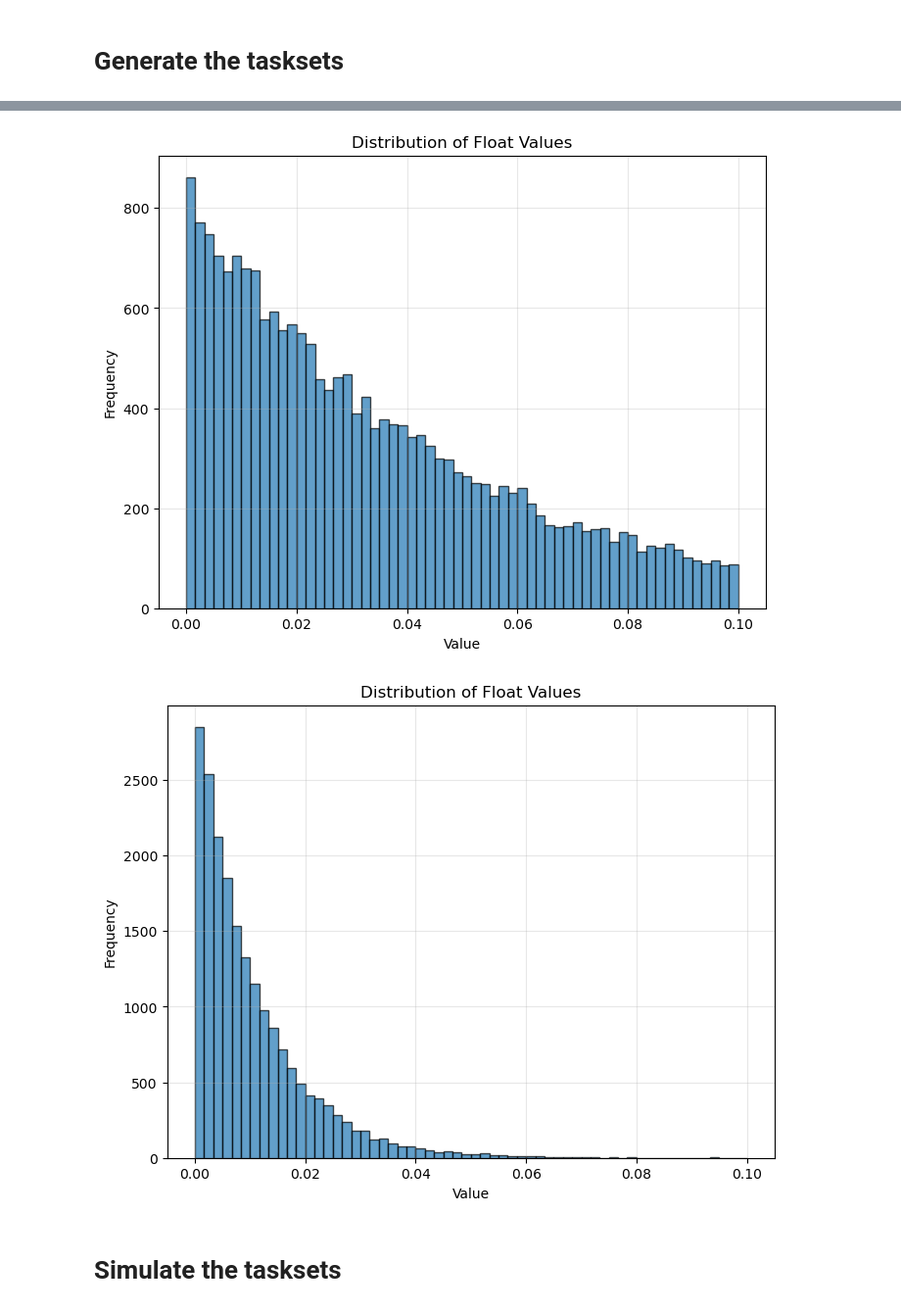
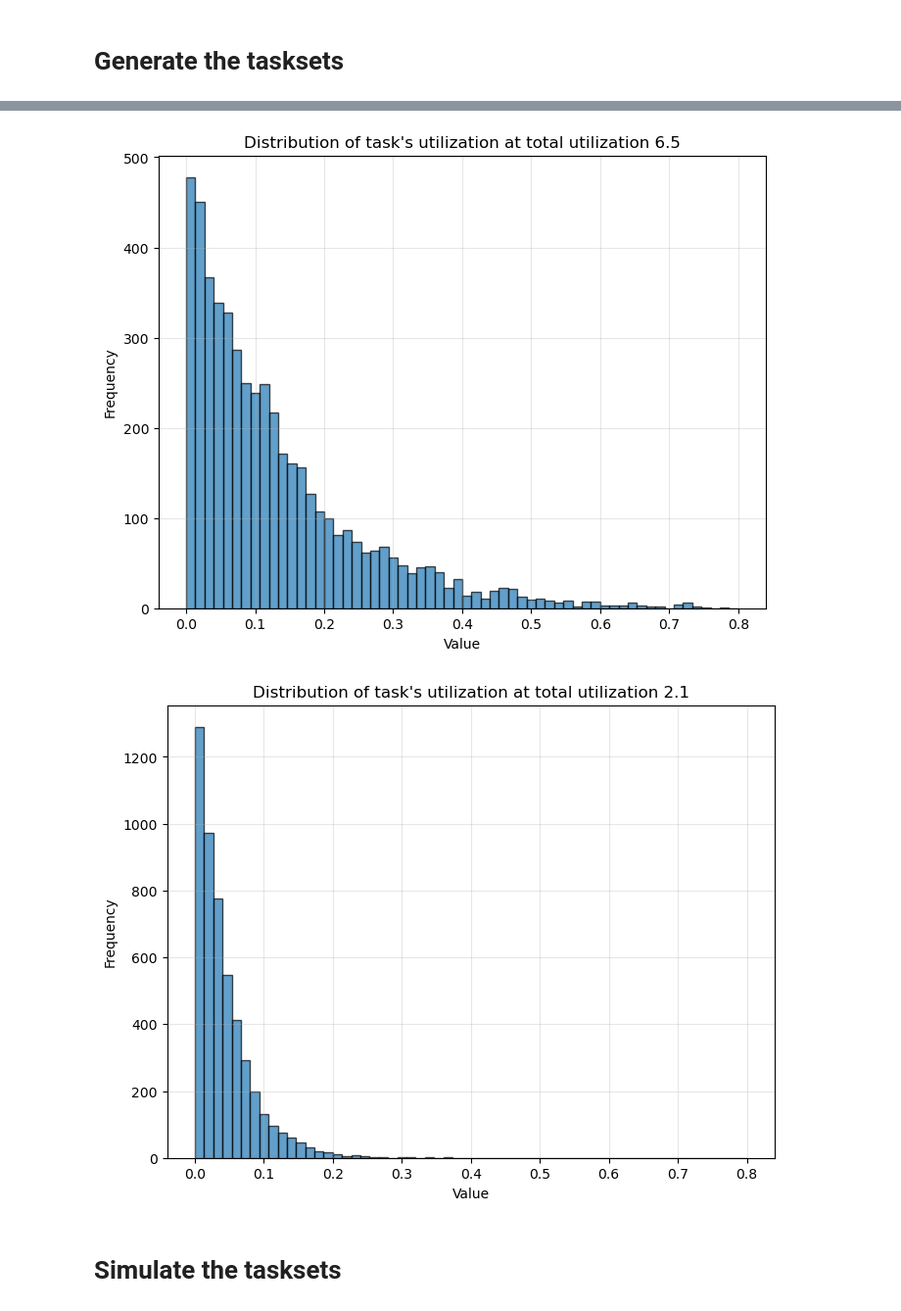
Before and after one commit to fillien/schedsim, a Jupyter notebook: test-allocators.ipynb, the cells around one changed output, grey strips where cells are left out. Shown: that part at 98% size. Saved outputs shown, nothing was run; the diff lists cells and outputs as text; code cells hidden in the pictures.

```diff
--- a/test-allocators.ipynb
+++ b/test-allocators.ipynb
@@ -22,10 +24,9 @@ DIR = "alloc_tasksets"
 UTILIZATION = 6.5
 LITTLE_PERF_SCORE = 0.33334
 
-targets = [round(x*0.1, 1) for x in range(1, int(LITTLE_PERF_SCORE*10)+1)];
-targets = [0.05, 0.1, 0.15, 0.2]
+#targets = [round(x*0.1, 1) for x in range(1, int(LITTLE_PERF_SCORE*10)+1)];
+targets = [0.05, 0.1, 0.15, 0.2, 0.25, 0.3, LITTLE_PERF_SCORE]
 alloc = "smart_ass"
 sched = "grub"
-
 print(targets)
 # %% [output]
@@ -32,0 +34,6 @@ print(targets)
+# %%
+plat = {}
+with open(PLATFORM, 'r') as f:
+    plat = js.loads("".join(f.readlines()))
+
+plat
@@ -38,10 +63,10 @@ if os.path.isdir(DIR):
 
 os.mkdir(DIR)
 
-util_steps = reversed(range(1, int(UTILIZATION*10)+1, 2))
+util_steps = list(reversed(range(1, int(UTILIZATION*10)+1, 2)))
 NB_JOBS = 100
-NB_TASK = 200
-UMAX    = 0.1 #LITTLE_PERF_SCORE - 0.13334
+NB_TASK = 50
+UMAX    = 0.8 #LITTLE_PERF_SCORE - 0.13334
 
 for i in util_steps:
     data_path = f"{DIR}/{str(i)}"
@@ -76,37 +101,37 @@ for i in range(1, 101):
     lines = []
     with open(f"{DIR}/65/{str(i)}.json", "r") as f:
         lines = f.readlines()
     file_values = [t.utilization for t in sc.from_json_setting(lines[0]).tasks]
     values += file_values
 
 
 plt.figure(figsize=(8, 6))
 plt.hist(values, bins=bins, edgecolor='black', alpha=0.7)
 plt.xlabel('Value')
 plt.ylabel('Frequency')
-plt.title('Distribution of Float Values')
+plt.title('Distribution of task\'s utilization at total utilization 6.5')
 plt.grid(True, alpha=0.3)
 plt.show()
 
 values = []
 for i in range(1, 101):
     lines = []
     with open(f"{DIR}/21/{str(i)}.json", "r") as f:
         lines = f.readlines()
     file_values = [t.utilization for t in sc.from_json_setting(lines[0]).tasks]
     values += file_values
 
 
 plt.figure(figsize=(8, 6))
 plt.hist(values, bins=bins, edgecolor='black', alpha=0.7)
 plt.xlabel('Value')
 plt.ylabel('Frequency')
-plt.title('Distribution of Float Values')
+plt.title('Distribution of task\'s utilization at total utilization 2.1')
 plt.grid(True, alpha=0.3)
 plt.show()
 # %% [output]
-[figure, old version]
+[figure, new version]
-[figure, old version]
+[figure, new version]
 # %% [markdown]
 # Simulate the tasksets
 # %%
```
Also changed, not shown: parts of 10 cells of this notebook, 11 other files.
